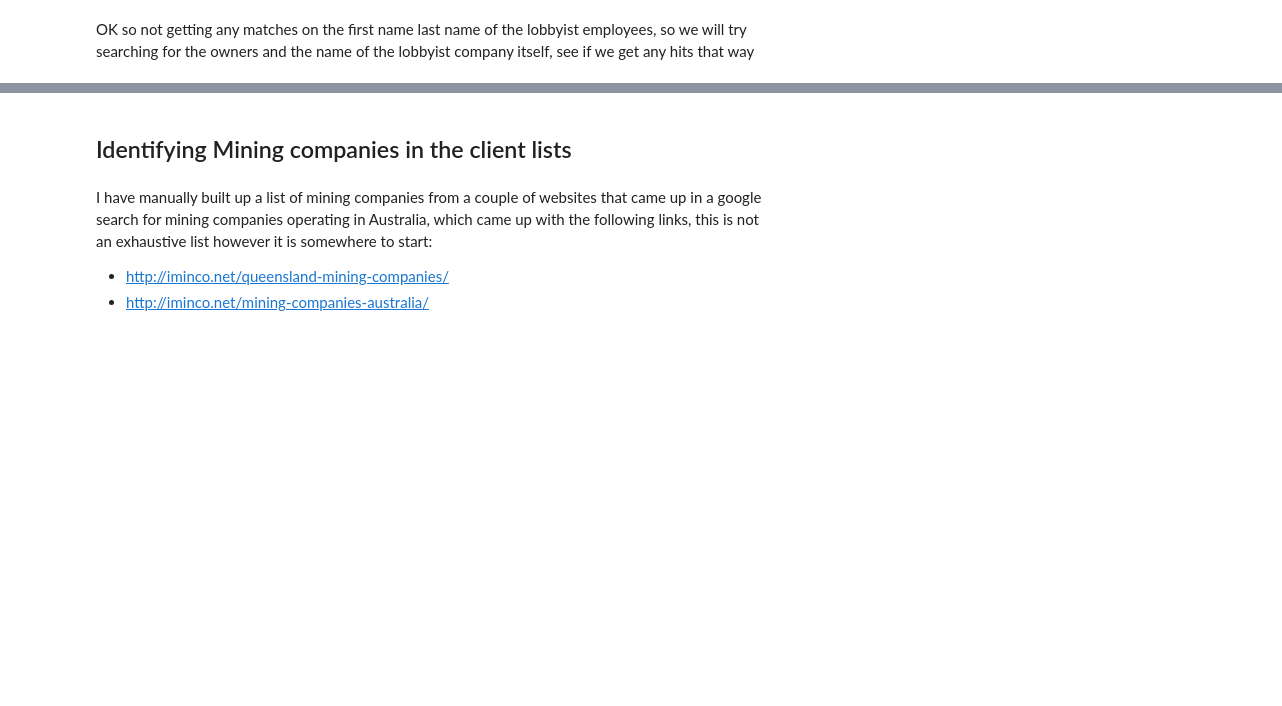
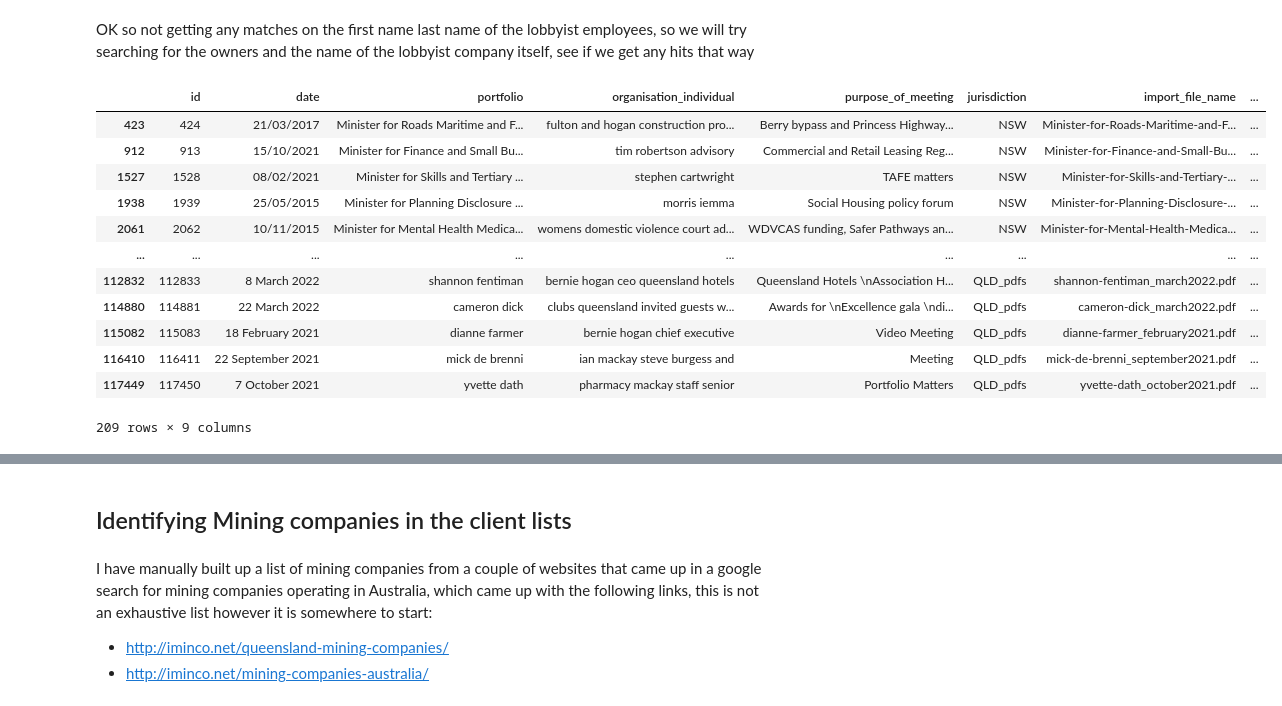
Before and after one commit to sjeruto/ARDC-Project, a Jupyter notebook: notebooks/mg_workbook.ipynb, the cells around one changed output, grey strips where cells are left out. Cells and saved outputs as stored; diff of their text form; code cells hidden in the pictures; blank space fills up the shorter version.

```diff
--- a/notebooks/mg_workbook.ipynb
+++ b/notebooks/mg_workbook.ipynb
@@ -102,2 +107,49 @@ ministerial_diary_df[ministerial_diary_df["link"].isna() == False]
 # %% [markdown]
 OK so not getting any matches on the first name last name of the lobbyist employees, so we will try searching for the owners and the name of the lobbyist company itself, see if we get any hits that way
+# %%
+query = """
+select lqo.name, lq.name business_name, lq.trading_name , 'QLD' jurisdiction
+from lobbyist_qld_owner lqo
+	inner join lobbyist_qld lq
+		on lqo.lobbyist_qld_id  = lq.id
+union
+select lno.name, ln2.name, ln2.trading_name, 'NSW' jurisdiction
+from lobbyist_nsw_owner lno
+	inner join lobbyist_nsw ln2
+		on lno.lobbyist_nsw_id = ln2.id
+"""
+
+
+link_to_lobbyist = np.vectorize(_link_to_lobbyist)
+
+all_owners_df = pd.read_sql(query, cnx)
+all_owners_df['name_cleaned'] = clean_employee_name(all_owners_df['name'])
+all_owners_df['name_cleaned'] = all_owners_df['name_cleaned'].str.replace(r'[^\w\s]+', '')
+
+owner_names = all_owners_df['name_cleaned'].unique()
+owner_associations = []
+def _link_to_lobbyist(org_ind, id):
+	found = [o for o in owner_names if o in org_ind]
+	if len(found) > 0:
+		owner_associations.append({ "name": org_ind, "found": found, "id": id})
+	return len(found) > 0
+
+
+link_to_lobbyist = np.vectorize(_link_to_lobbyist)
+
+ministerial_diary_df["owner_line"] = link_to_lobbyist(ministerial_diary_df["organisation_individual"], ministerial_diary_df["id"])
+ministerial_diary_df[ministerial_diary_df["owner_line"] == True]
+# %% [output]
+|  | id | date | portfolio | organisation_individual | purpose_of_meeting | jurisdiction | import_file_name | ... |
+| 423 | 424 | 21/03/2017 | Minister for Roads Maritime and F... | fulton and hogan construction pro... | Berry bypass and Princess Highway... | NSW | Minister-for-Roads-Maritime-and-F... | ... |
+| 912 | 913 | 15/10/2021 | Minister for Finance and Small Bu... | tim robertson advisory | Commercial and Retail Leasing Reg... | NSW | Minister-for-Finance-and-Small-Bu... | ... |
+| 1527 | 1528 | 08/02/2021 | Minister for Skills and Tertiary ... | stephen cartwright | TAFE matters | NSW | Minister-for-Skills-and-Tertiary-... | ... |
+| 1938 | 1939 | 25/05/2015 | Minister for Planning Disclosure ... | morris iemma | Social Housing policy forum | NSW | Minister-for-Planning-Disclosure-... | ... |
+| 2061 | 2062 | 10/11/2015 | Minister for Mental Health Medica... | womens domestic violence court ad... | WDVCAS funding, Safer Pathways an... | NSW | Minister-for-Mental-Health-Medica... | ... |
+| ... | ... | ... | ... | ... | ... | ... | ... | ... |
+| 112832 | 112833 | 8 March 2022 | shannon fentiman | bernie hogan ceo queensland hotels | Queensland Hotels \nAssociation H... | QLD_pdfs | shannon-fentiman_march2022.pdf | ... |
+| 114880 | 114881 | 22 March 2022 | cameron dick | clubs queensland invited guests w... | Awards for \nExcellence gala \ndi... | QLD_pdfs | cameron-dick_march2022.pdf | ... |
+| 115082 | 115083 | 18 February 2021 | dianne farmer | bernie hogan chief executive | Video Meeting | QLD_pdfs | dianne-farmer_february2021.pdf | ... |
+| 116410 | 116411 | 22 September 2021 | mick de brenni | ian mackay steve burgess and | Meeting | QLD_pdfs | mick-de-brenni_september2021.pdf | ... |
+| 117449 | 117450 | 7 October 2021 | yvette dath | pharmacy mackay staff senior | Portfolio Matters | QLD_pdfs | yvette-dath_october2021.pdf | ... |
+209 rows × 9 columns
```
Also changed, not shown: parts of 12 cells of this notebook.
